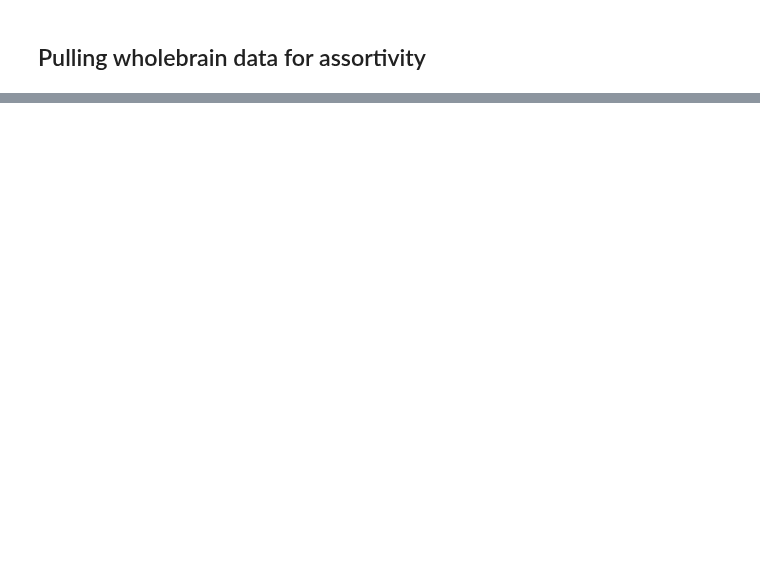
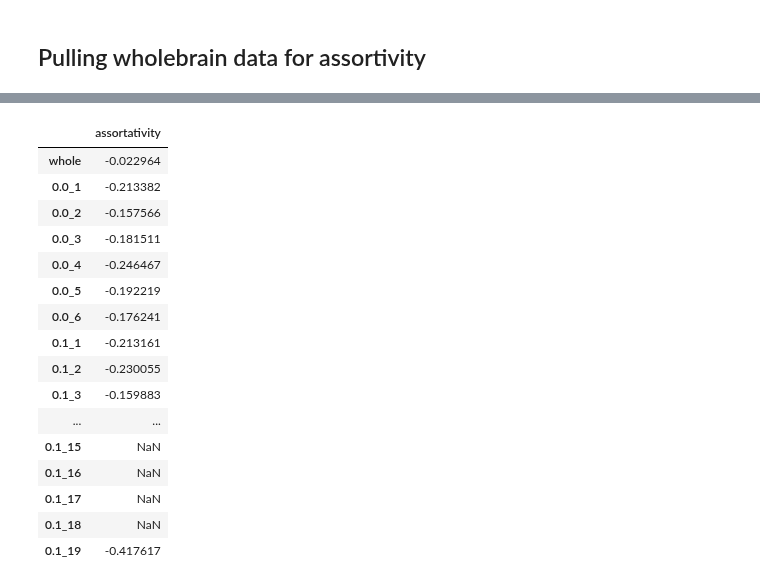
Before and after one commit to RhessaWL/flybrain-clustering, a Jupyter notebook: assortivity_analysis.ipynb, the cells around one changed output, grey strips where cells are left out. Cells and saved outputs as stored; diff of their text form; code cells hidden in the pictures; blank space fills up the shorter version.

Commit message:
assortatitivty file changes

```diff
--- a/assortivity_analysis.ipynb
+++ b/assortivity_analysis.ipynb
@@ -50,0 +170,6 @@ nx.degree_assortativity_coefficient(wbG)
+# %%
+# Get cluster numbers for 0.1
+chi = '0.1'
+cluster_01 = get_clusters(full, chi)
+# %%
+df_full01 = main_assort(full, chi, cluster_01[:9])
@@ -50,0 +186,2 @@ nx.degree_assortativity_coefficient(wbG)
+# %%
+df_full01_1 = main_assort(full, chi, cluster_01[10:19])
@@ -50,0 +194,22 @@ nx.degree_assortativity_coefficient(wbG)
+# %%
+full_df = pd.concat([full_df, df_full01, df_full01_1])
+# %%
+full_df
+# %% [output]
+|  | assortativity |
+| whole | -0.022964 |
+| 0.0_1 | -0.213382 |
+| 0.0_2 | -0.157566 |
+| 0.0_3 | -0.181511 |
+| 0.0_4 | -0.246467 |
+| 0.0_5 | -0.192219 |
+| 0.0_6 | -0.176241 |
+| 0.1_1 | -0.213161 |
+| 0.1_2 | -0.230055 |
+| 0.1_3 | -0.159883 |
+| ... | ... |
+| 0.1_15 | NaN |
+| 0.1_16 | NaN |
+| 0.1_17 | NaN |
+| 0.1_18 | NaN |
+| 0.1_19 | -0.417617 |
```
Also changed, not shown: parts of 20 cells of this notebook.
